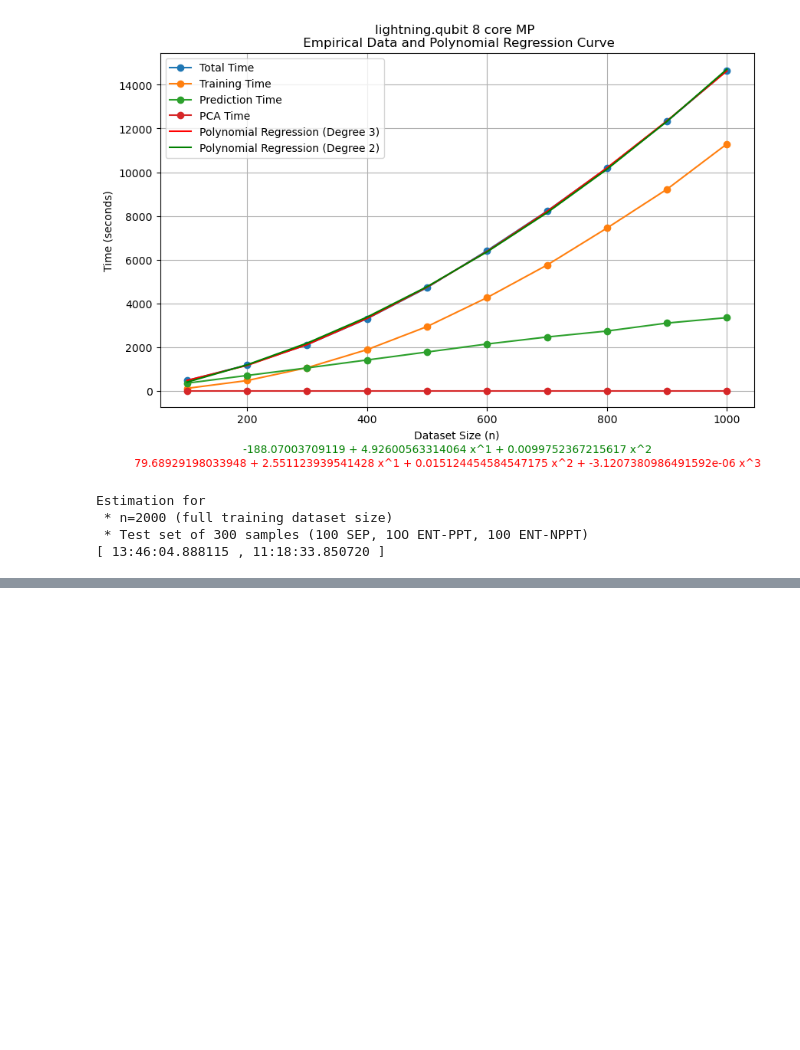
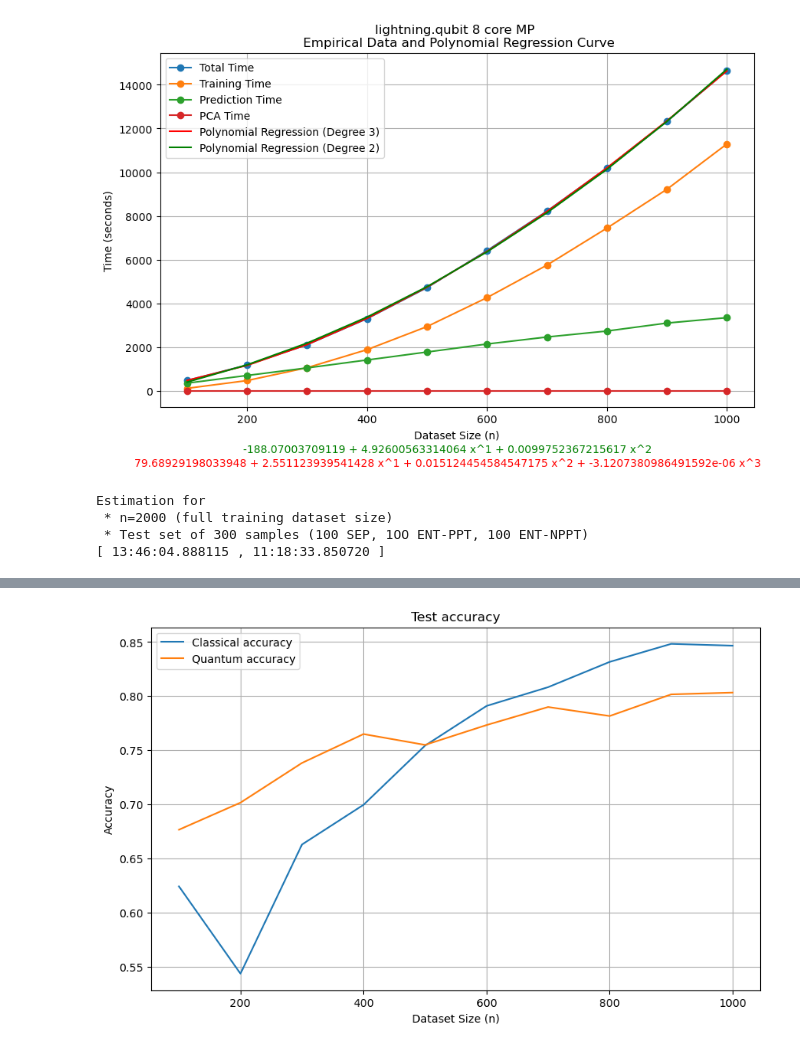
Before and after one commit to anamarsabi/QML-Research, a Jupyter notebook: efficiency_study.ipynb, the cells around one changed output, grey strips where cells are left out. Drawn from its saved outputs; the diff is of its cells as text; code cells hidden in the pictures; blank space fills up the shorter version.

```diff
--- a/efficiency_study.ipynb
+++ b/efficiency_study.ipynb
@@ -894,0 +1077,3 @@ Estimation for
+# %%
+classical=pd.read_csv("./results/3x3/classical_svm_sizetest.csv")
+print(classical.head())
@@ -894,0 +1094,3 @@ Estimation for
+# %%
+quantum=pd.read_csv("./results/3x3/qsvm_sizetest.csv")
+print(quantum.head())
@@ -894,0 +1111,16 @@ Estimation for
+# %%
+# Plotting
+plt.figure(figsize=(10, 6))
+
+# Plot total times
+plt.plot(classical['size'], classical['accuracy'], label='Classical accuracy')
+plt.plot(quantum['size'], quantum['accuracy'], label='Quantum accuracy')
+
+plt.xlabel('Dataset Size (n)')
+plt.ylabel('Accuracy')
+plt.title('Test accuracy')
+plt.legend()
+plt.grid(True)
+plt.show()
+# %% [output]
+[figure, added]
```
Also changed, not shown: parts of 14 cells of this notebook, 13 other files.
